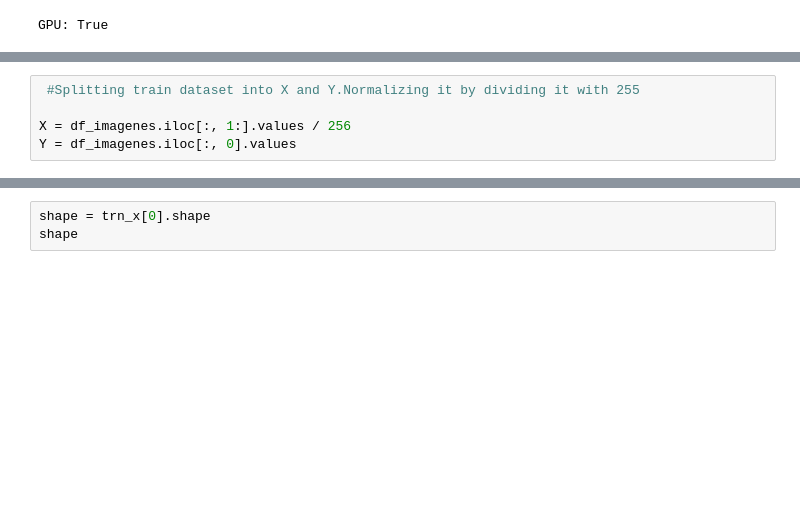
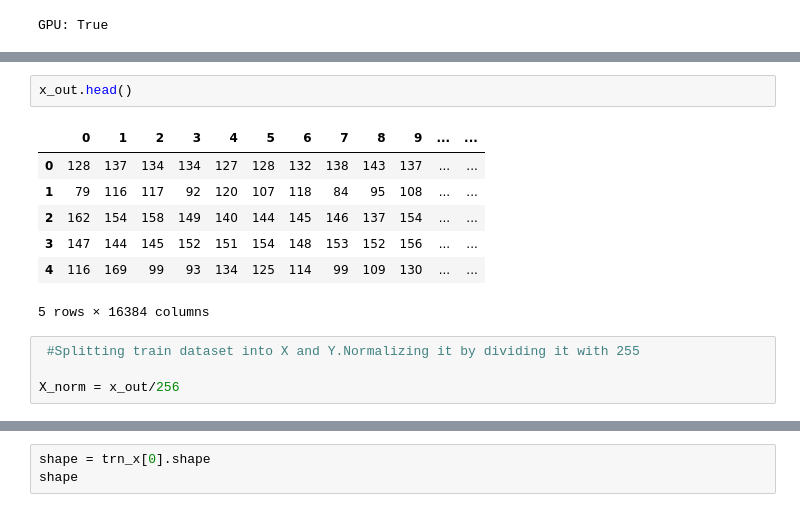
Before and after one commit to unbreakrermario/CD-1, a Jupyter notebook: MNIST_Pytorch_MLP.ipynb, the cells around one changed output, grey strips where cells are left out. Saved outputs shown, nothing was run; the diff lists cells and outputs as text; blank space fills up the shorter version.

```diff
--- a/MNIST_Pytorch_MLP.ipynb
+++ b/MNIST_Pytorch_MLP.ipynb
@@ -139,5 +96,14 @@ df_imagenes.head()
+# %%
+x_out.head()
+# %% [output]
+|  | 0 | 1 | 2 | 3 | 4 | 5 | 6 | 7 | 8 | 9 | ... | ... |
+| 0 | 128 | 137 | 134 | 134 | 127 | 128 | 132 | 138 | 143 | 137 | ... | ... |
+| 1 | 79 | 116 | 117 | 92 | 120 | 107 | 118 | 84 | 95 | 108 | ... | ... |
+| 2 | 162 | 154 | 158 | 149 | 140 | 144 | 145 | 146 | 137 | 154 | ... | ... |
+| 3 | 147 | 144 | 145 | 152 | 151 | 154 | 148 | 153 | 152 | 156 | ... | ... |
+| 4 | 116 | 169 | 99 | 93 | 134 | 125 | 114 | 99 | 109 | 130 | ... | ... |
+5 rows × 16384 columns
 # %%
  #Splitting train dataset into X and Y.Normalizing it by dividing it with 255
 
-X = df_imagenes.iloc[:, 1:].values / 256
-Y = df_imagenes.iloc[:, 0].values
+X_norm = x_out/256
```
Also changed, not shown: parts of 9 cells of this notebook, 1 other file.
